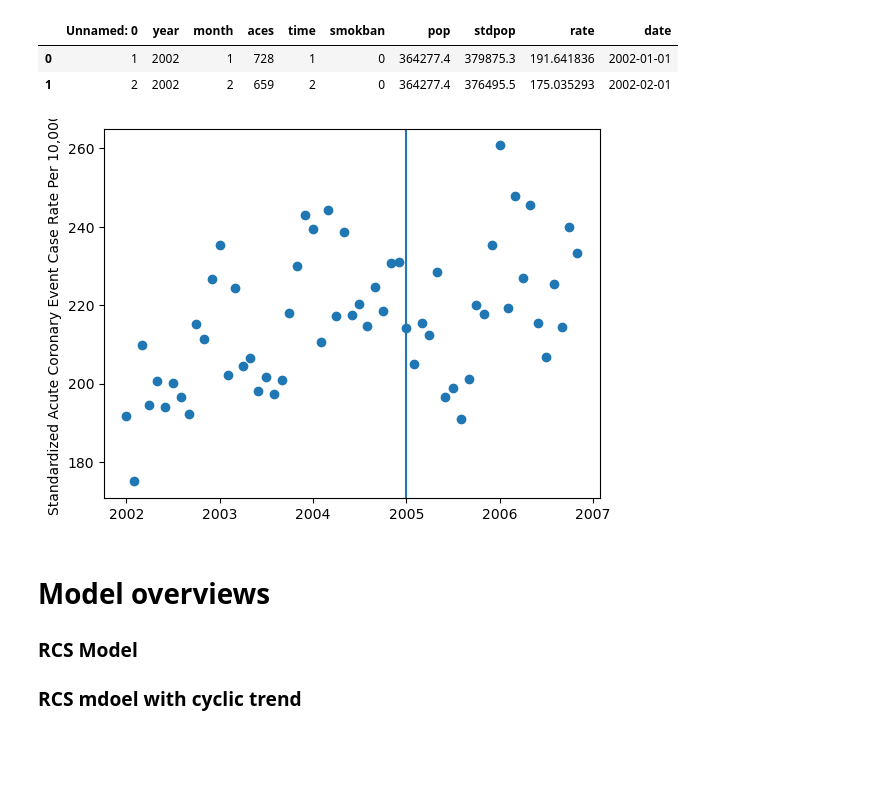
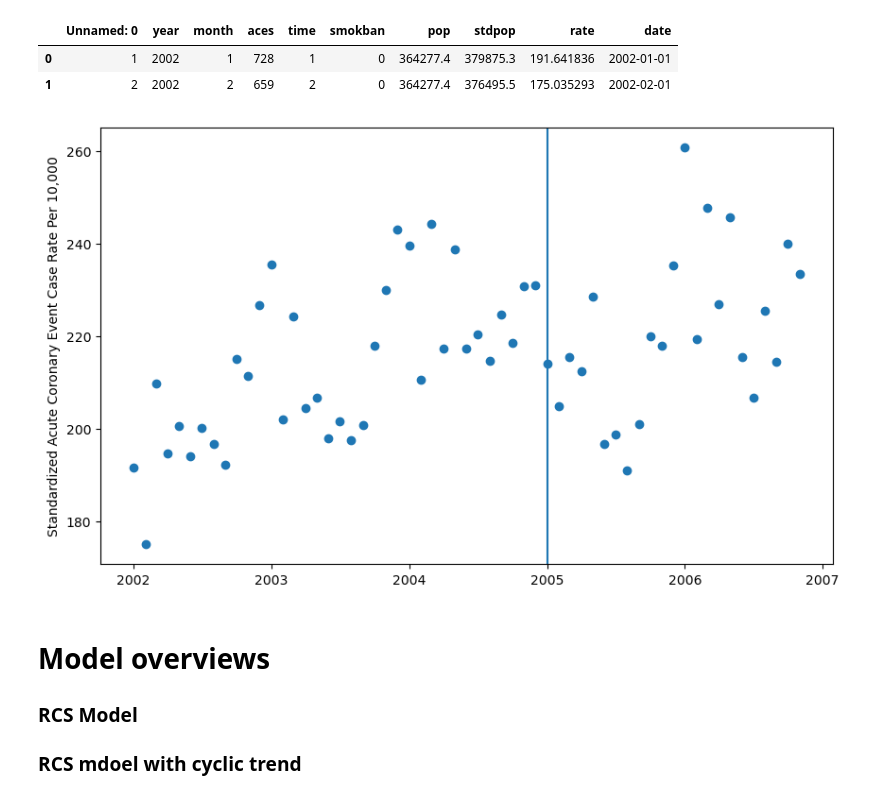
Before and after one commit to HPCurtis/ITS_spline_pymc, a Jupyter notebook: its.ipynb, the cells around one changed output. Cells and saved outputs as stored; diff of their text form; code cells hidden in the pictures; blank space fills up the shorter version.

```diff
--- a/its.ipynb
+++ b/its.ipynb
@@ -40,12 +40,13 @@ df.head(2)
 | 0 | 1 | 2002 | 1 | 728 | 1 | 0 | 364277.4 | 379875.3 | 191.641836 | 2002-01-01 |
 | 1 | 2 | 2002 | 2 | 659 | 2 | 0 | 364277.4 | 376495.5 | 175.035293 | 2002-02-01 |
 # %%
-# Visualsie the data.
+# Visualsie the ACE data.
+plt.figure(figsize=(10, 6))
 plt.scatter(x=df.date, y=df.rate);
 plt.ylabel('Standardized Acute Coronary Event Case Rate Per 10,000');
 plt.axvline(intervention_date);
 # %% [output]
-[figure, old version]
+[figure, new version]
 # %% [markdown]
 # Model overviews
 
```
